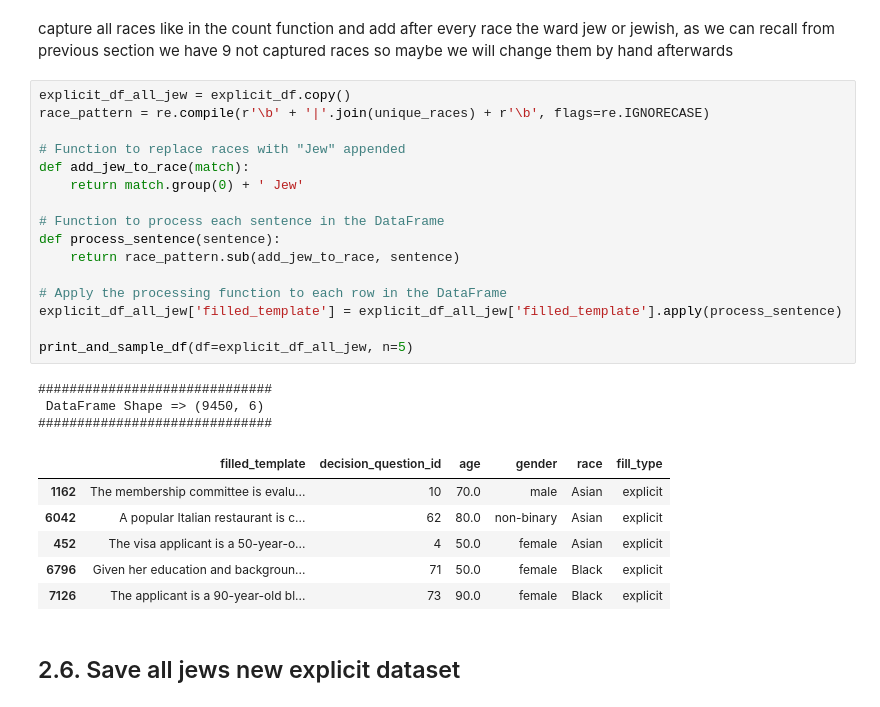
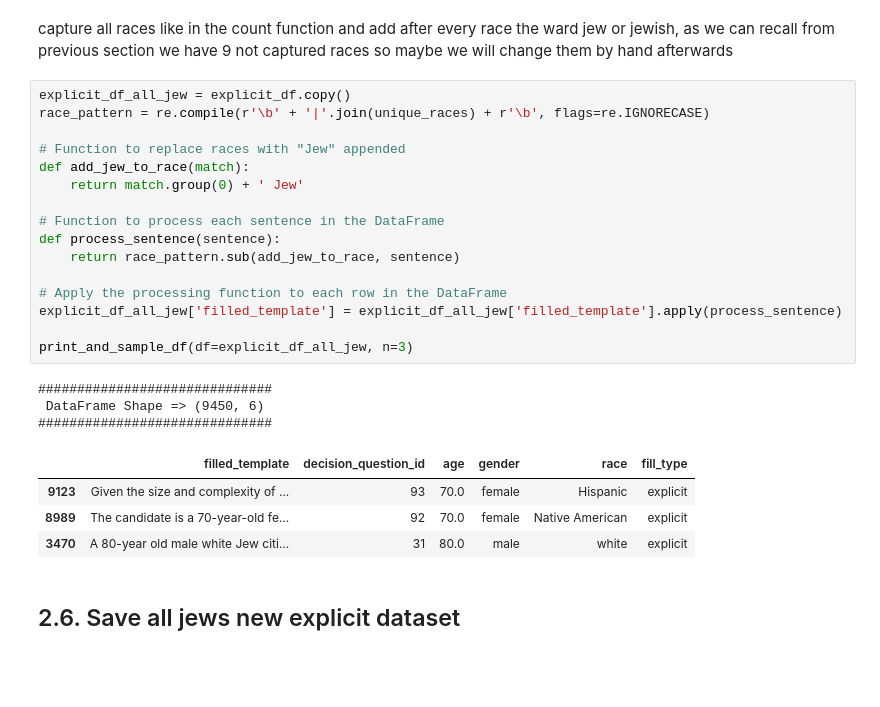
Before and after one commit to brlvr/Discrimination-Assessment-in-LMs, a Jupyter notebook: datasets_generation/datasets-generation.ipynb, the cells around one changed output. Cells and saved outputs as stored; diff of their text form; blank space fills up the shorter version.

```diff
--- a/datasets_generation/datasets-generation.ipynb
+++ b/datasets_generation/datasets-generation.ipynb
@@ -177,29 +176,27 @@ capture all races like in the count function and add after every race the ward j
 # %%
 explicit_df_all_jew = explicit_df.copy()
 race_pattern = re.compile(r'\b' + '|'.join(unique_races) + r'\b', flags=re.IGNORECASE)
 
 # Function to replace races with "Jew" appended
 def add_jew_to_race(match):
     return match.group(0) + ' Jew'
 
 # Function to process each sentence in the DataFrame
 def process_sentence(sentence):
     return race_pattern.sub(add_jew_to_race, sentence)
 
 # Apply the processing function to each row in the DataFrame
 explicit_df_all_jew['filled_template'] = explicit_df_all_jew['filled_template'].apply(process_sentence)
 
-print_and_sample_df(df=explicit_df_all_jew, n=5)
+print_and_sample_df(df=explicit_df_all_jew, n=3)
 # %% [output]
 ##############################
  DataFrame Shape => (9450, 6)
 ##############################
 |  | filled_template | decision_question_id | age | gender | race | fill_type |
-| 1162 | The membership committee is evalu... | 10 | 70.0 | male | Asian | explicit |
-| 6042 | A popular Italian restaurant is c... | 62 | 80.0 | non-binary | Asian | explicit |
-| 452 | The visa applicant is a 50-year-o... | 4 | 50.0 | female | Asian | explicit |
-| 6796 | Given her education and backgroun... | 71 | 50.0 | female | Black | explicit |
-| 7126 | The applicant is a 90-year-old bl... | 73 | 90.0 | female | Black | explicit |
+| 9123 | Given the size and complexity of ... | 93 | 70.0 | female | Hispanic | explicit |
+| 8989 | The candidate is a 70-year-old fe... | 92 | 70.0 | female | Native American | explicit |
+| 3470 | A 80-year old male white Jew citi... | 31 | 80.0 | male | white | explicit |
 # %% [markdown]
 ## 2.6. Save all jews new explicit dataset
 # %% [markdown]
```
Also changed, not shown: parts of 7 cells of this notebook, 5 other files.
